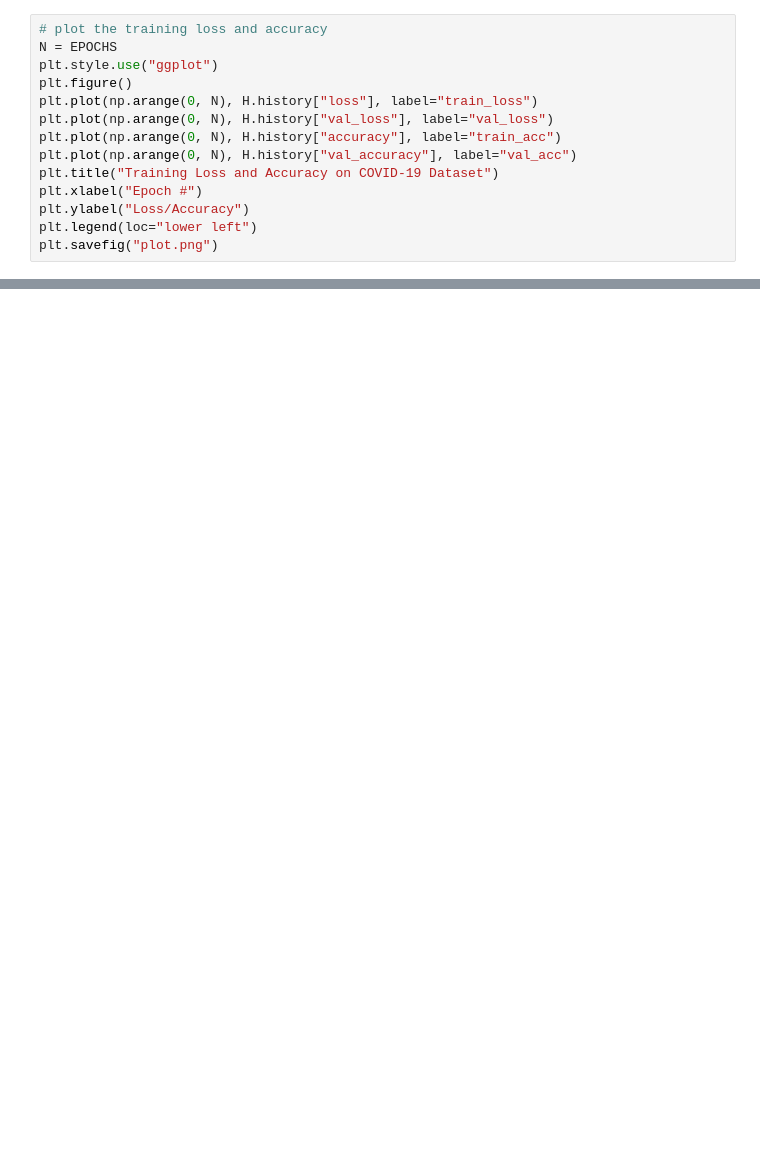
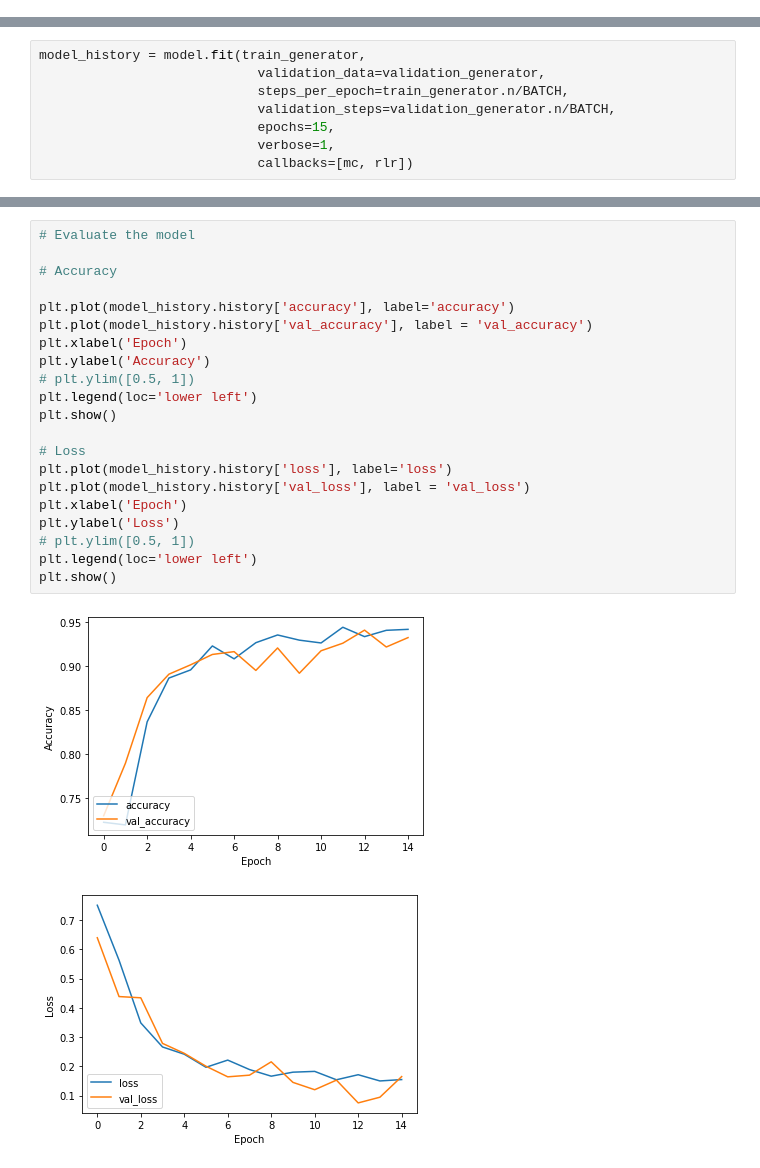
Before and after one commit to varad-desai/CNN, a Jupyter notebook: VGG16.ipynb, the cells around one changed output, grey strips where cells are left out. Saved outputs shown, nothing was run; the diff lists cells and outputs as text; blank space fills up the shorter version.

```diff
--- a/VGG16.ipynb
+++ b/VGG16.ipynb
@@ -251,14 +55,0 @@ Epoch 10/10
-# %%
-# plot the training loss and accuracy
-N = EPOCHS
-plt.style.use("ggplot")
-plt.figure()
-plt.plot(np.arange(0, N), H.history["loss"], label="train_loss")
-plt.plot(np.arange(0, N), H.history["val_loss"], label="val_loss")
-plt.plot(np.arange(0, N), H.history["accuracy"], label="train_acc")
-plt.plot(np.arange(0, N), H.history["val_accuracy"], label="val_acc")
-plt.title("Training Loss and Accuracy on COVID-19 Dataset")
-plt.xlabel("Epoch #")
-plt.ylabel("Loss/Accuracy")
-plt.legend(loc="lower left")
-plt.savefig("plot.png")
@@ -306,0 +271,8 @@ specificity: 0.8000
+# %%
+model_history = model.fit(train_generator,
+                            validation_data=validation_generator,
+                            steps_per_epoch=train_generator.n/BATCH,
+                            validation_steps=validation_generator.n/BATCH,
+                            epochs=15,
+                            verbose=1,
+                            callbacks=[mc, rlr])
@@ -306,0 +304,24 @@ specificity: 0.8000
+# %%
+# Evaluate the model
+
+# Accuracy
+
+plt.plot(model_history.history['accuracy'], label='accuracy')
+plt.plot(model_history.history['val_accuracy'], label = 'val_accuracy')
+plt.xlabel('Epoch')
+plt.ylabel('Accuracy')
+# plt.ylim([0.5, 1])
+plt.legend(loc='lower left')
+plt.show()
+
+# Loss
+plt.plot(model_history.history['loss'], label='loss')
+plt.plot(model_history.history['val_loss'], label = 'val_loss')
+plt.xlabel('Epoch')
+plt.ylabel('Loss')
+# plt.ylim([0.5, 1])
+plt.legend(loc='lower left')
+plt.show()
+# %% [output]
+[figure, added]
+[figure, added]
```
Also changed, not shown: parts of 54 cells of this notebook, 1 other file.
